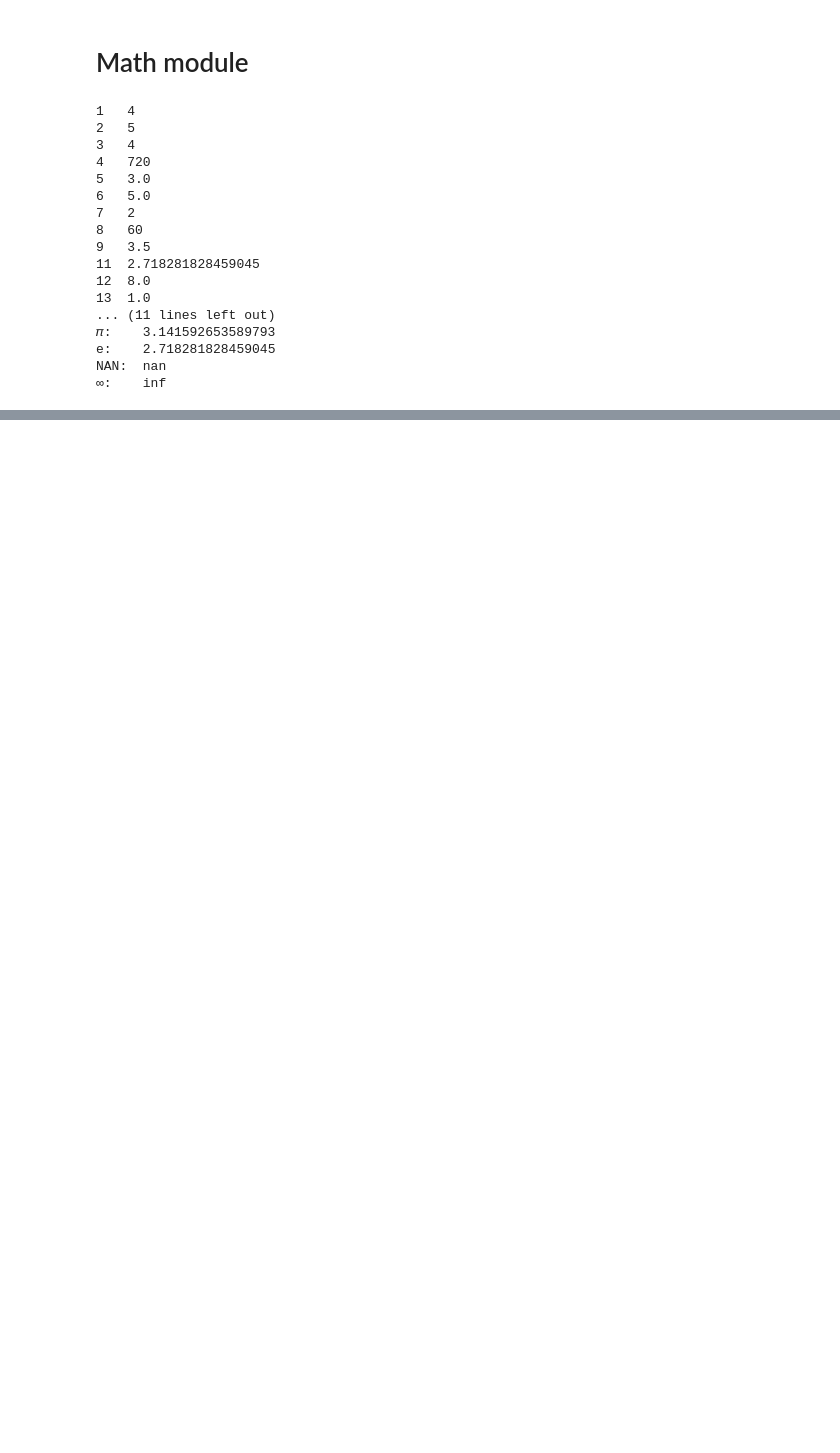
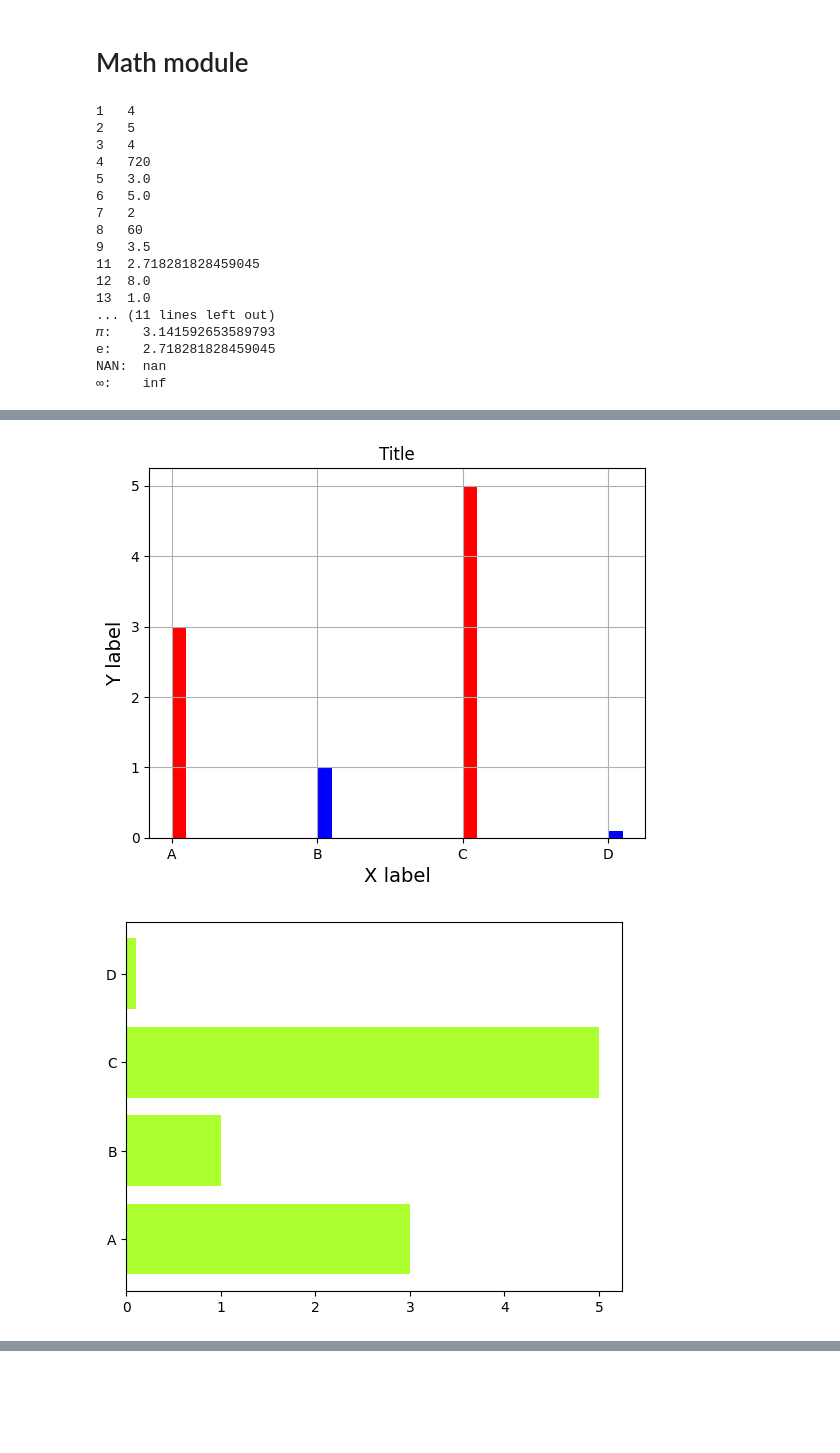
Before and after one commit to msr8/c, a Jupyter notebook: py/notes.ipynb, the cells around one changed output, grey strips where cells are left out. Saved outputs shown, nothing was run; the diff lists cells and outputs as text; code cells hidden in the pictures; blank space fills up the shorter version.

```diff
--- a/py/notes.ipynb
+++ b/py/notes.ipynb
@@ -570,0 +762,25 @@ NAN:  nan
+# %%
+from matplotlib import pyplot as plt
+data = {
+    'A': 3,
+    'B': 1,
+    'C': 5,
+    'D': 0.1
+}
+
+plt.title('Title')
+plt.xlabel('X label', fontsize=14)
+plt.ylabel('Y label', fontsize=14)
+plt.grid(True)
+
+plt.bar(data.keys(), data.values(), width=0.1, align='edge', color=['red','blue'])
+plt.show()
+
+plt.barh(list(data.keys()), data.values(), color='greenyellow')
+plt.show()
+
+plt.pie(data.values(), labels=data.keys(), colors=['red','blue'])
+plt.show()
+# %% [output]
+[figure, added]
+[figure, added]
```
Also changed, not shown: parts of 12 cells of this notebook, 28 other files.
